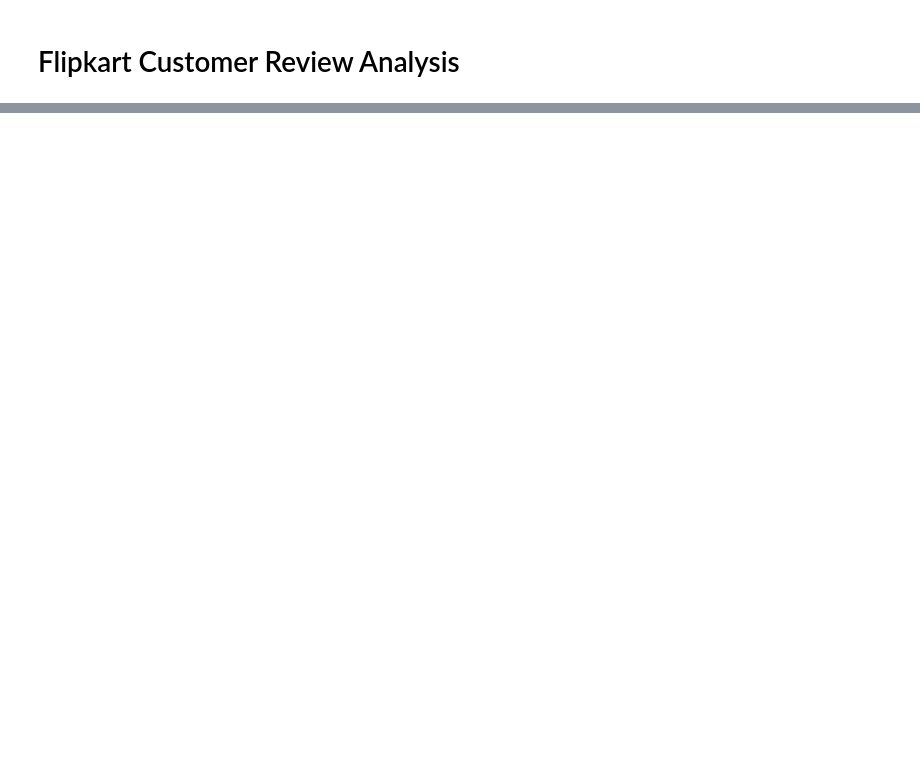
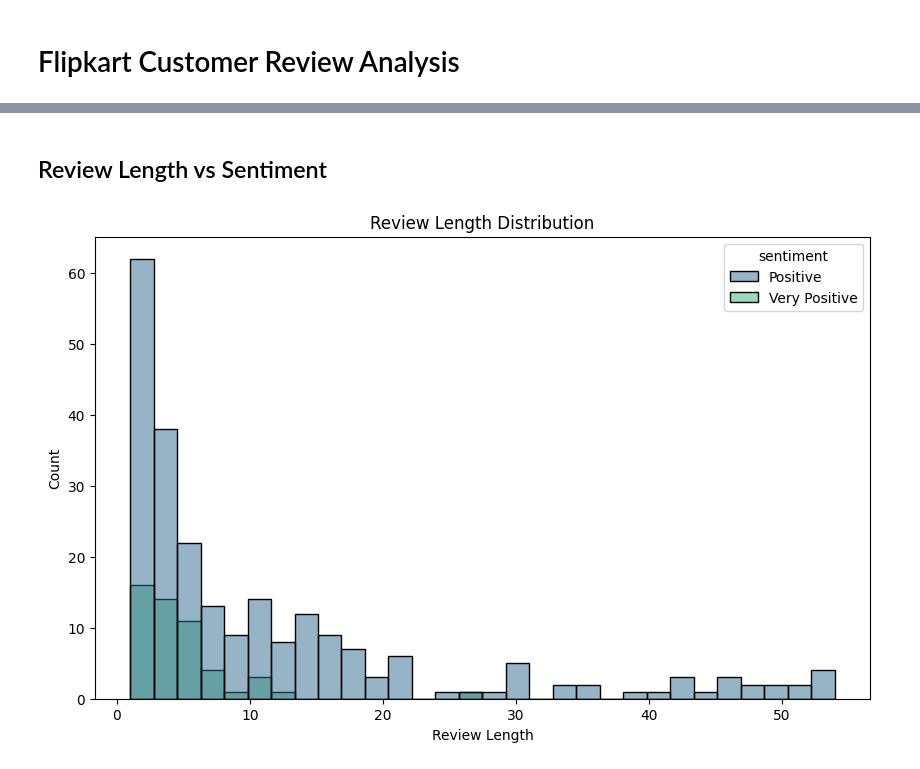
Before and after one commit to azammustafa66/Python, a Jupyter notebook: 2. Analytics/3. Flipkart Customer Reviews/flipkart_reviews.ipynb, the cells around one changed output, grey strips where cells are left out. Saved outputs shown, nothing was run; the diff lists cells and outputs as text; code cells hidden in the pictures; blank space fills up the shorter version.

```diff
--- a/2. Analytics/3. Flipkart Customer Reviews/flipkart_reviews.ipynb
+++ b/2. Analytics/3. Flipkart Customer Reviews/flipkart_reviews.ipynb
@@ -35,0 +307,18 @@ print(soup.prettify())
+# %%
+def preprocess_text(text: str):
+    text = text.strip() # Remove leading/trailing whitespaces
+    text = tb(text).correct().raw # Correct spelling
+    text = text.lower() # Convert to lowercase
+    text = emoji.demojize(text) # Convert emojis to text
+    text = text.translate(str.maketrans('', '', string.punctuation)) # Remove punctuation
+
+    text = word_tokenize(text) # Tokenize
+    text = [word for word in text if word not in stopwords.words('english')] # Remove stopwords
+
+    lemmatizer = WordNetLemmatizer()
+    tokens = [lemmatizer.lemmatize(word) for word in text] # Lemmatize
+
+    return ' '.join(tokens)
+# %%
+pdf['cleaned_review'] = pdf['review'].astype(str).apply(preprocess_text)
+pdf.head(10)
@@ -35,0 +337,16 @@ print(soup.prettify())
+# %%
+def classify_polarity(polarity: float):
+    if polarity > 0.75:
+        return "Very Positive"
+    elif polarity <=  0.75:
+        return "Positive"
+    elif polarity == 0:
+        return "Neutral"
+    elif polarity >= -0.75:
+        return "Negative"
+    else:
+        return "Very Negative"
+# %%
+pdf['polarity'] = pdf['cleaned_review'].apply(lambda text: tb(text).sentiment.polarity)
+pdf['sentiment'] = pdf['polarity'].apply(classify_polarity)
+pdf.head(10)
@@ -35,0 +398,13 @@ print(soup.prettify())
+# %% [markdown]
+## Review Length vs Sentiment
+# %%
+pdf['review_length'] = pdf['cleaned_review'].apply(lambda text: len(text.split()))
+
+plt.figure(figsize=(10, 6))
+sns.histplot(data=pdf, x='review_length', bins=30, palette='viridis', hue='sentiment')
+plt.title("Review Length Distribution")
+plt.xlabel("Review Length")
+plt.ylabel("Count")
+plt.show()
+# %% [output]
+[figure, added]
```
Also changed, not shown: parts of 32 cells of this notebook, 3 other files.
